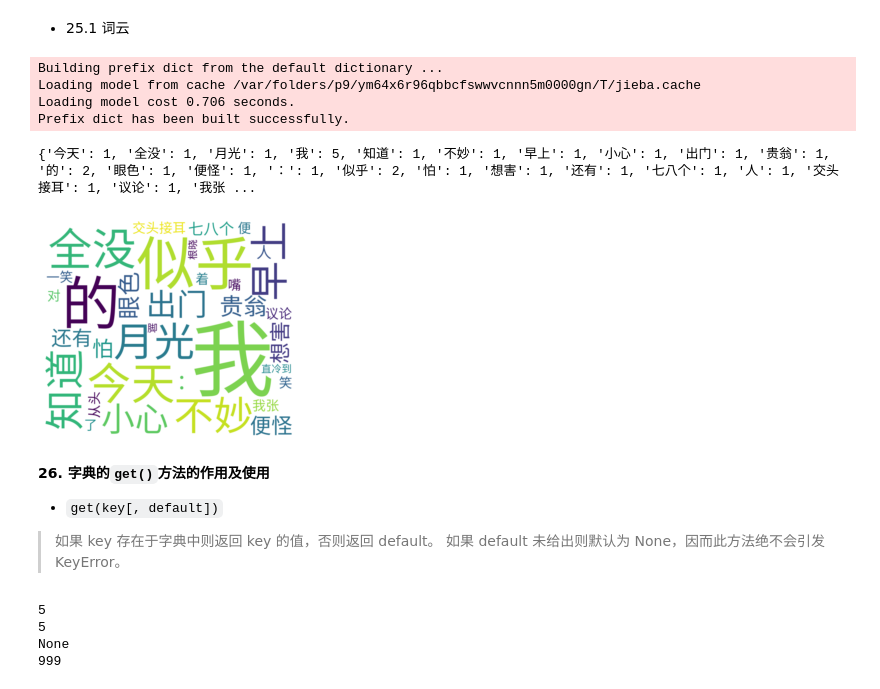
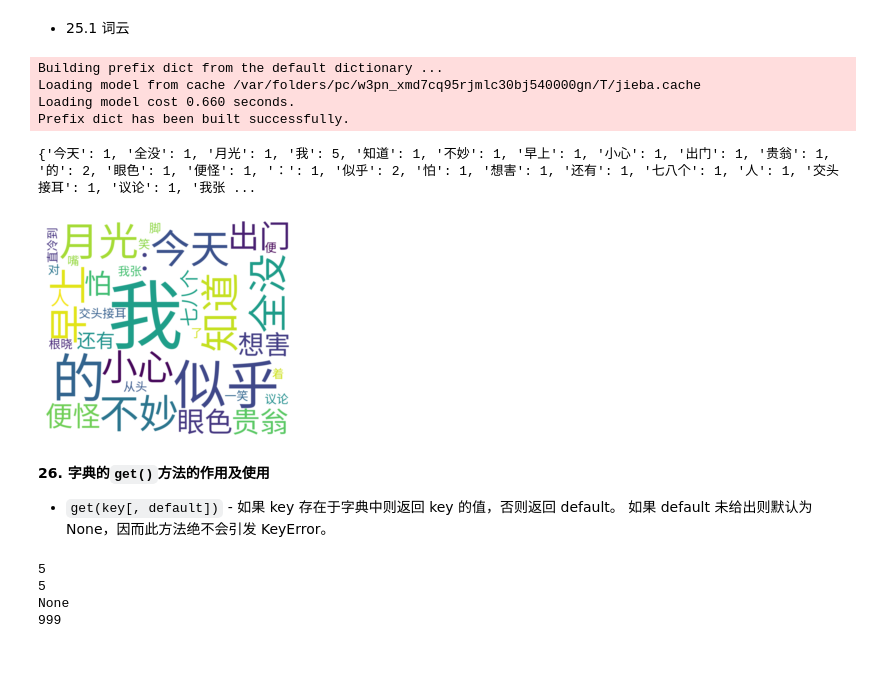
Before and after one commit to limingjie/jupyter-notebook, a Jupyter notebook: WanTing/python.ipynb, the cells around one changed output. Drawn from its saved outputs; the diff is of its cells as text; code cells hidden in the pictures; blank space fills up the shorter version.

```diff
--- a/WanTing/python.ipynb
+++ b/WanTing/python.ipynb
@@ -644,45 +662,44 @@ the number of python = 19
 - 25.1 词云
 # %%
 """
-  程序功能：实现词频的统计
+  程序功能: 实现词频的统计
 """
 from wordcloud import WordCloud
 import matplotlib.pyplot as plt  # 绘制图像的模块
 import jieba  # 分词模块
 
 sentence = "今天全没月光我知道不妙早上小心出门贵翁的眼色便怪：似乎怕我似乎想害我还有七八个人交头接耳的议论我张着嘴对我笑了一笑我便从头直冷到脚根晓"
 wordList = jieba.lcut(sentence)
 
 wordDic = {}  # 定义一个空字典
 
 for word in wordList:
     if word in wordDic.keys():
         wordDic[word] = wordDic[word] + 1
     else:
         wordDic[word] = 1
 print(wordDic)
 
 wordcloud = WordCloud(
     # 设置字体，不然会出现口字乱码，文字的路径是电脑的字体一般路径，可以换成别的
     font_path="~/Library/Fonts/sarasa-ui-sc-regular.ttf",
     # 设置了背景，宽高
     background_color="white", width=1000, height=880).generate_from_frequencies(wordDic)
 
 plt.imshow(wordcloud, interpolation="bilinear")
 plt.axis("off")
 plt.show()
 # %% [output]
 Building prefix dict from the default dictionary ...
-Loading model from cache /var/folders/p9/ym64x6r96qbbcfswwvcnnn5m0000gn/T/jieba.cache
-Loading model cost 0.706 seconds.
+Loading model from cache /var/folders/pc/w3pn_xmd7cq95rjmlc30bj540000gn/T/jieba.cache
+Loading model cost 0.660 seconds.
 Prefix dict has been built successfully.
 {'今天': 1, '全没': 1, '月光': 1, '我': 5, '知道': 1, '不妙': 1, '早上': 1, '小心': 1, '出门': 1, '贵翁': 1, '的': 2, '眼色': 1, '便怪': 1, '：': 1, '似乎': 2, '怕': 1, '想害': 1, '还有': 1, '七八个': 1, '人': 1, '交头接耳': 1, '议论': 1, '我张 ...
-[figure, old version]
+[figure, new version]
 # %% [markdown]
 **26\. 字典的`get()`方法的作用及使用**
 
-  - `get(key[, default])`
-  > 如果 key 存在于字典中则返回 key 的值，否则返回 default。 如果 default 未给出则默认为 None，因而此方法绝不会引发 KeyError。
+  - `get(key[, default])` - 如果 key 存在于字典中则返回 key 的值，否则返回 default。 如果 default 未给出则默认为 None，因而此方法绝不会引发 KeyError。
 # %%
 d = {'whale': 5, 'shark': 3, 'python': 19}
 print(d['whale'])
```
Also changed, not shown: parts of 28 cells of this notebook, 17 other files.
